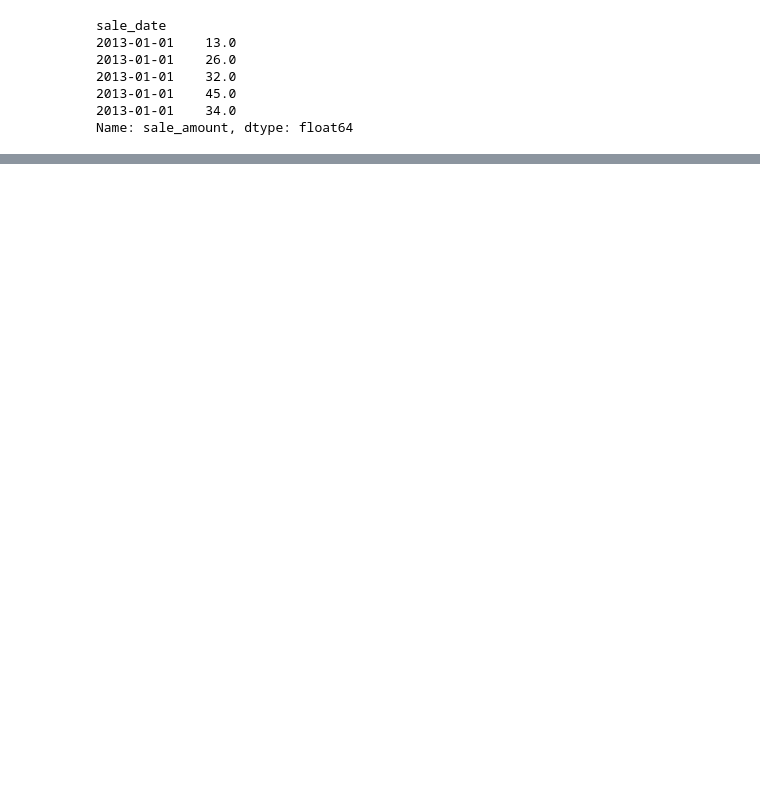
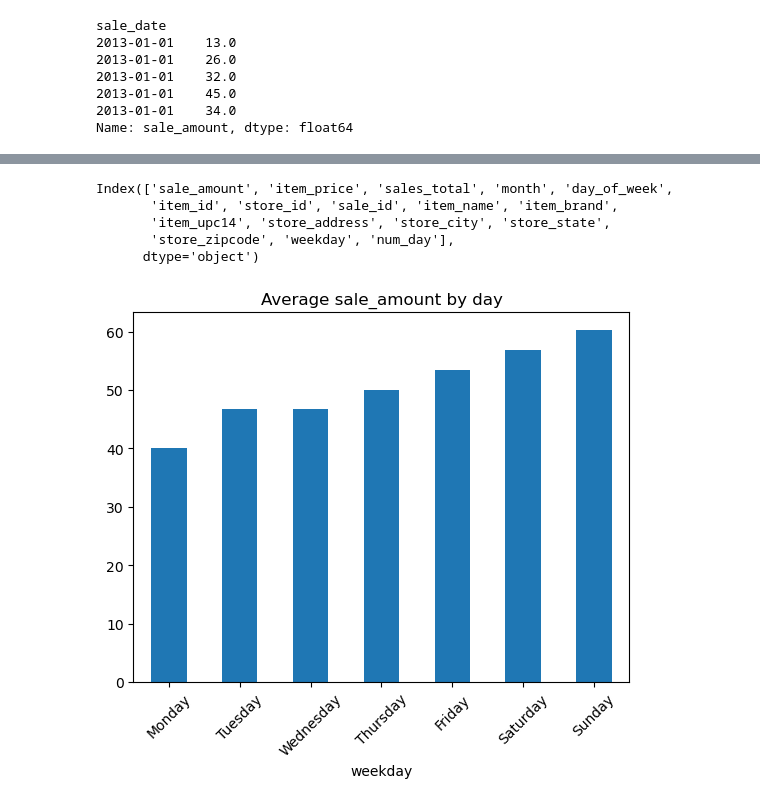
Before and after one commit to corey-hermesch/time-series-exercises, a Jupyter notebook: explore_notebook.ipynb, the cells around one changed output, grey strips where cells are left out. Drawn from its saved outputs; the diff is of its cells as text; code cells hidden in the pictures; blank space fills up the shorter version.

```diff
--- a/explore_notebook.ipynb
+++ b/explore_notebook.ipynb
@@ -119,0 +140,20 @@ plt.show()
+# %%
+train['weekday'] = train.index.day_name()
+# %%
+train['num_day'] = train.index.weekday
+# %%
+train.columns
+# %% [output]
+Index(['sale_amount', 'item_price', 'sales_total', 'month', 'day_of_week',
+       'item_id', 'store_id', 'sale_id', 'item_name', 'item_brand',
+       'item_upc14', 'store_address', 'store_city', 'store_state',
+       'store_zipcode', 'weekday', 'num_day'],
+      dtype='object')
+# %%
+# plot daily means with day_name as the x axis
+train.groupby('weekday').mean().sort_values('num_day').sale_amount.plot.bar()
+plt.title('Average sale_amount by day')
+plt.xticks(rotation=45)
+plt.show()
+# %% [output]
+[figure, added]
```
Also changed, not shown: parts of 52 cells of this notebook, 2 other files.
